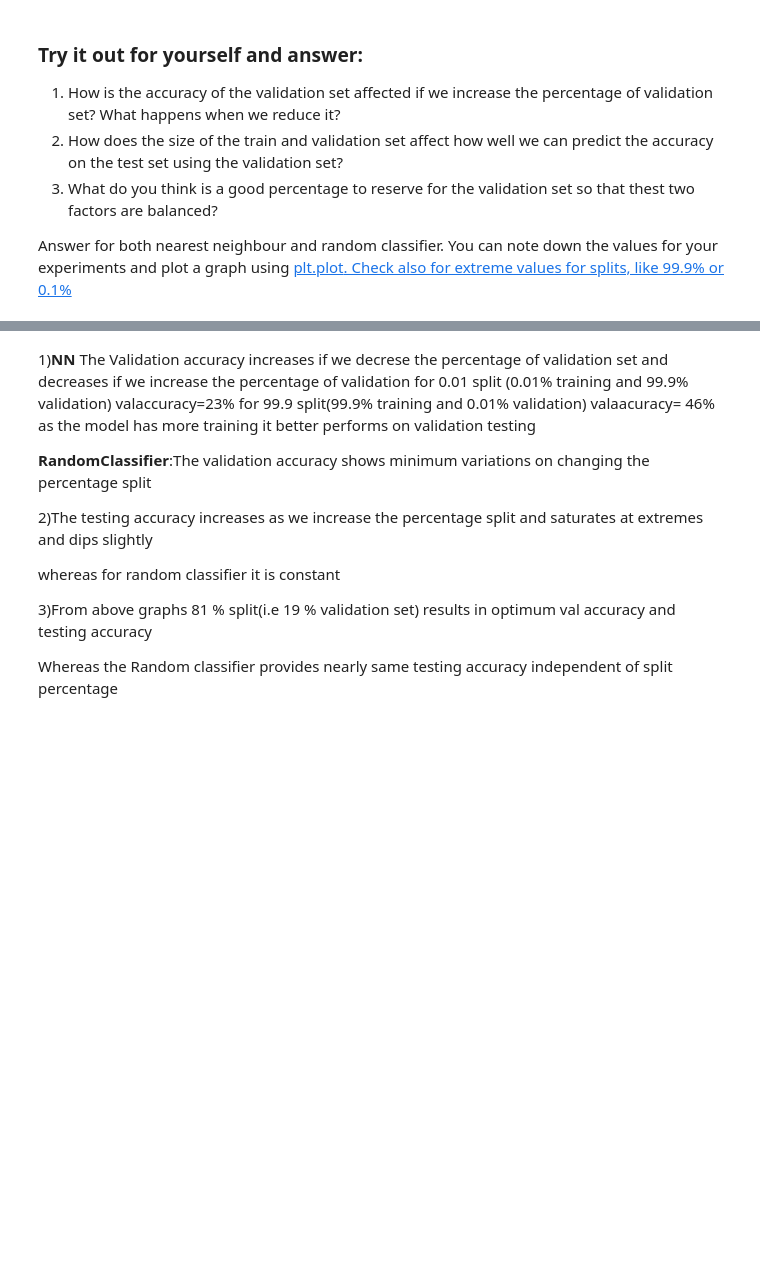
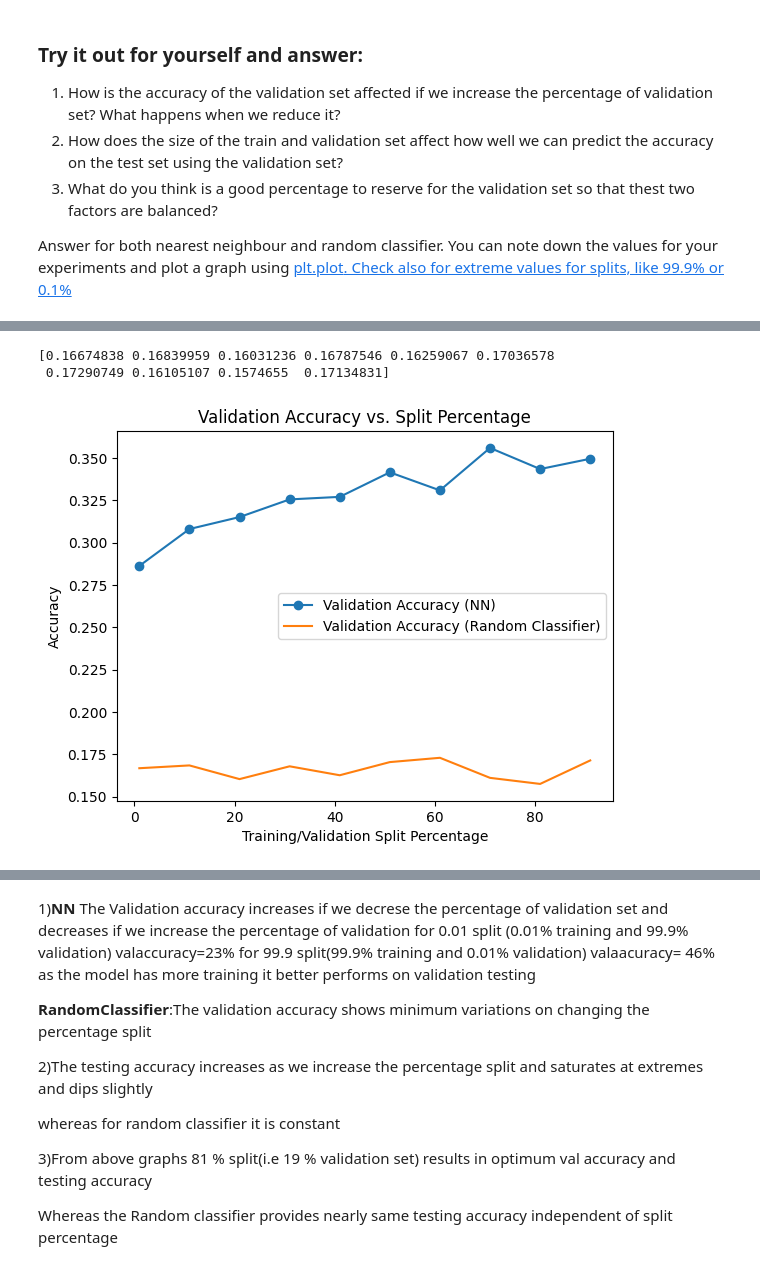
Before and after one commit to VenkatVardhan/FMML_Projects, a Jupyter notebook: LAB/4)AIML_III_Module_01_Lab_02_Machine_Learning_terms_and_metrics.ipynb, the cells around one changed output, grey strips where cells are left out. Drawn from its saved outputs; the diff is of its cells as text; code cells hidden in the pictures; blank space fills up the shorter version.

```diff
--- a/LAB/4)AIML_III_Module_01_Lab_02_Machine_Learning_terms_and_metrics.ipynb
+++ b/LAB/4)AIML_III_Module_01_Lab_02_Machine_Learning_terms_and_metrics.ipynb
@@ -209,23 +255,27 @@ plt.plot(range(1,100,10),valaccuracy)
 # %%
 
 def Random_valAccuracy(alltraindata, alltrainlabel, splitpercent):
     traindata, trainlabel, valdata, vallabel = split(
         alltraindata, alltrainlabel, splitpercent)
     valpred = RandomClassifier(traindata, trainlabel, valdata)
     # testpred = NN(alltraindata, alltrainlabel, testdata)
     valAccuracy = Accuracy(vallabel, valpred)
     return valAccuracy
 Random_valaccuracy=np.array([Random_valAccuracy(alltraindata, alltrainlabel,i/100) for i in range( 1,100,10)])
 print(Random_valaccuracy)
-plt.plot(range(1, 100, 10), valaccuracy, label='Validation Accuracy (NN)',marker)
+plt.plot(range(1, 100, 10), valaccuracy, label='Validation Accuracy (NN)',marker='o')
 plt.plot(range(1, 100, 10), Random_valaccuracy, label='Validation Accuracy (Random Classifier)')
 
 plt.xlabel('Training/Validation Split Percentage')
 plt.ylabel('Accuracy')
 plt.title('Validation Accuracy vs. Split Percentage')
 plt.legend()
 
 plt.show()
+# %% [output]
+[0.16674838 0.16839959 0.16031236 0.16787546 0.16259067 0.17036578
+ 0.17290749 0.16105107 0.1574655  0.17134831]
+[figure, added]
 # %%
 def testAccuracy(alltraindata, alltrainlabel, splitpercent):
     traindata, trainlabel, valdata, vallabel = split(
```
Also changed, not shown: parts of 15 cells of this notebook.
